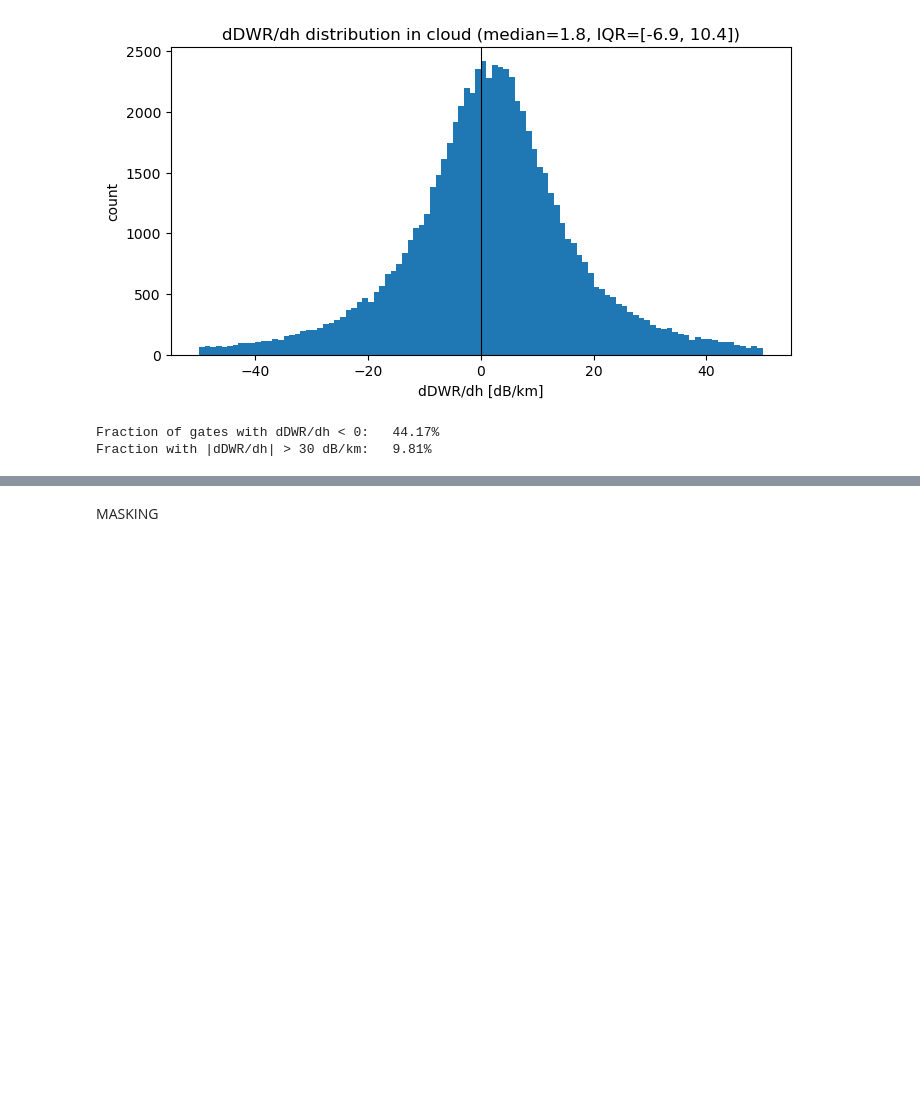
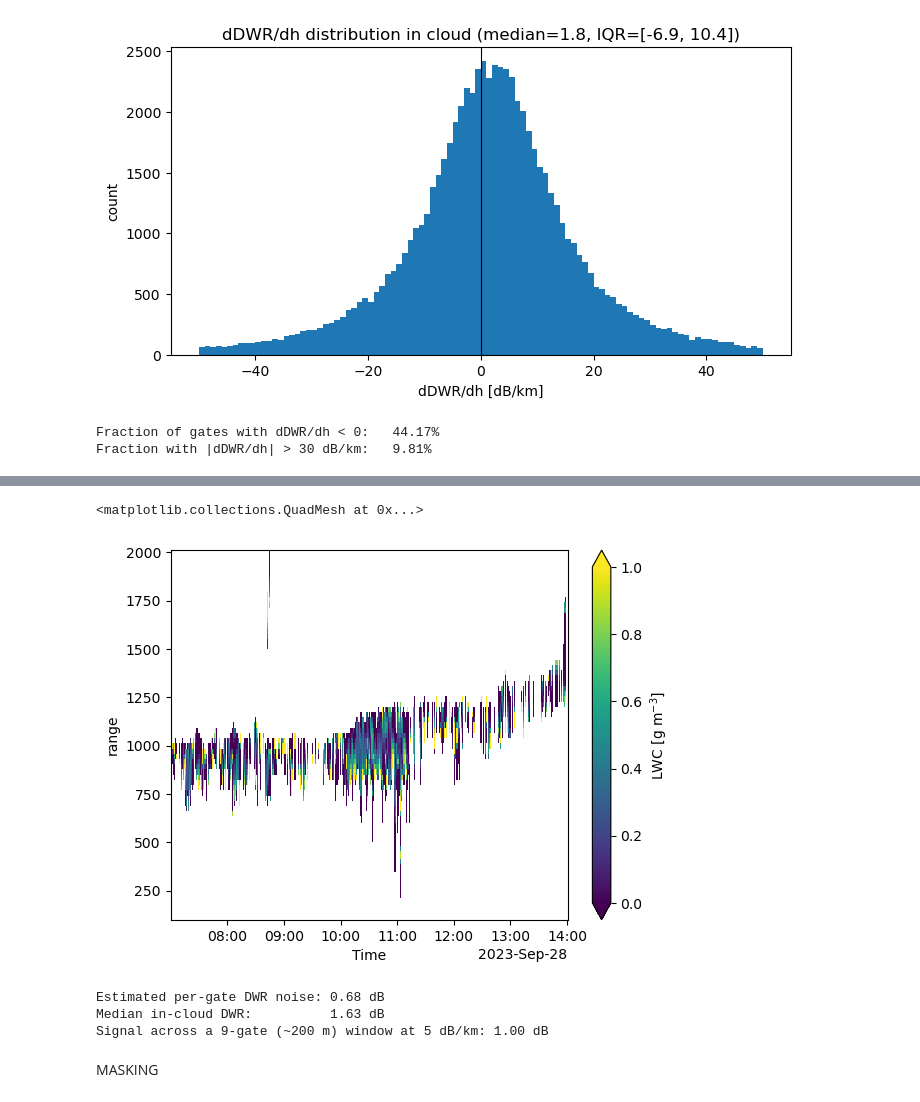
Before and after one commit to geronbreuergb-tech/dual_freq_radar_lwc, a Jupyter notebook: notebooks/03_dwr_and_masking.ipynb, the cells around one changed output, grey strips where cells are left out. Cells and saved outputs as stored; diff of their text form; code cells hidden in the pictures; blank space fills up the shorter version.

```diff
--- a/notebooks/03_dwr_and_masking.ipynb
+++ b/notebooks/03_dwr_and_masking.ipynb
@@ -385,2 +648,28 @@ Fraction with |dDWR/dh| > 30 dB/km:   9.81%
+# %%
+lwc_2.plot(
+    x="Time",
+    y="range",
+    cmap="viridis",
+    vmin=0,
+    vmax=1,
+    cbar_kwargs={"label": "LWC [g m$^{-3}$]"}
+)
+# %% [output]
+<matplotlib.collections.QuadMesh at 0x...>
+[figure, added]
+# %%
+# %% Estimate DWR noise per gate inside cloud
+# Compare each in-cloud gate to its two vertical neighbours.
+D = dwr_2km_smoothed.where(cloud_mask_2km).values              # Only true Mask Values taken (in NumPy)
+diffs = D[:, 1:] - D[:, :-1]                # gate-to-gate DWR differences ; delta_DWR= DWR_i+1 - DWR_i    ;D[:, 1:] is all times and all ranges from 1 onwards and D[:, :-1] is all times and all ranges from 0 to second last. Both are subtracted from each other to see the DWR difference
+diffs = diffs[np.isfinite(diffs)]             # Remove NaN values from diffs array
+noise_estimate = np.std(diffs) / np.sqrt(2)  # per-gate DWR noise
+print(f"Estimated per-gate DWR noise: {noise_estimate:.2f} dB")
+print(f"Median in-cloud DWR:          {float(dwr_2km_smoothed.where(cloud_mask_2km).median()):.2f} dB")
+print(f"Signal across a 9-gate (~200 m) window at 5 dB/km: {5 * 0.2:.2f} dB")    # Comparison Noise and Signal across  Window
+# %% [output]
+Estimated per-gate DWR noise: 0.68 dB
+Median in-cloud DWR:          1.63 dB
+Signal across a 9-gate (~200 m) window at 5 dB/km: 1.00 dB
 # %% [markdown]
 MASKING
```
Also changed, not shown: parts of 28 cells of this notebook, 1 other file.
